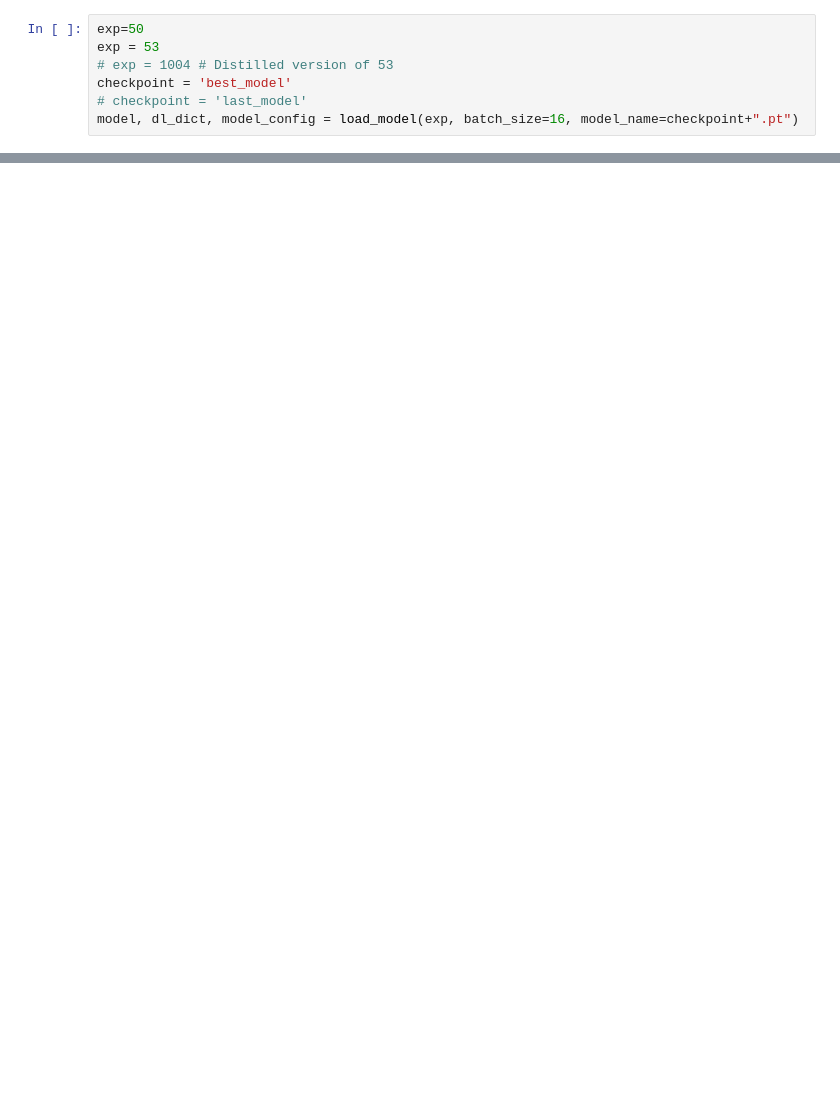
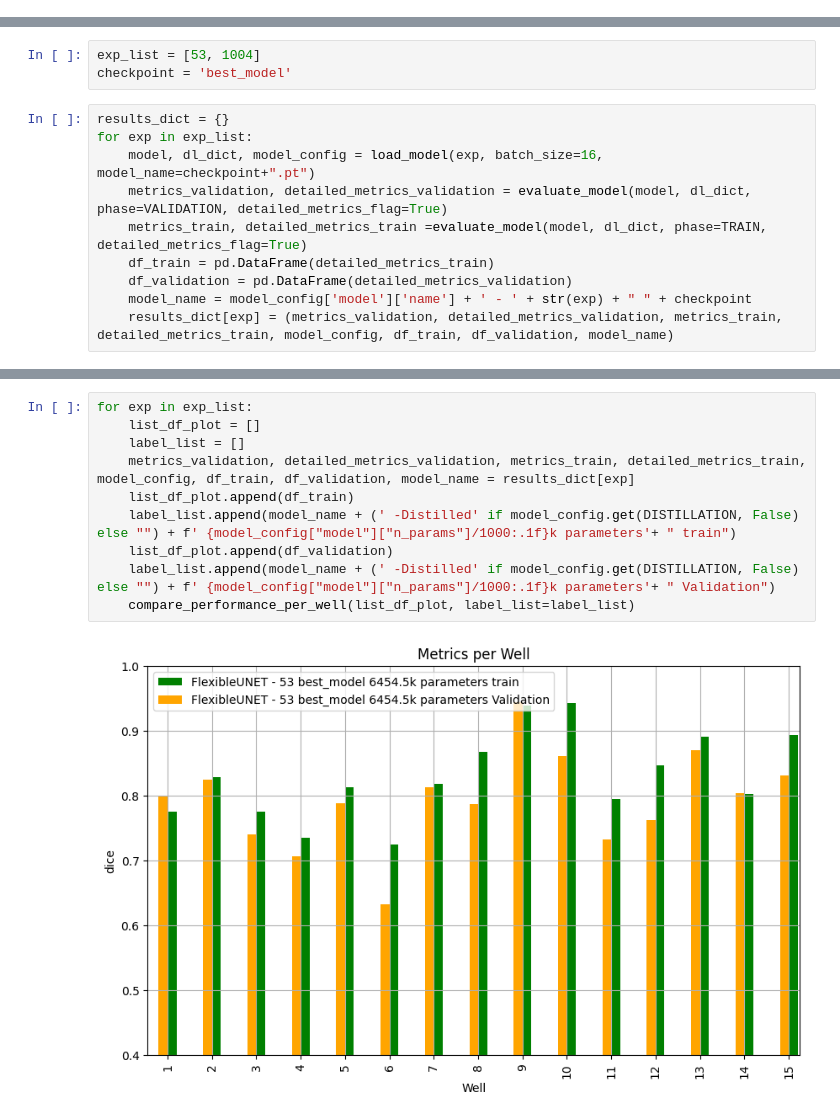
Before and after one commit to balthazarneveu/geosciences, a Jupyter notebook: TP_5/evaluation.ipynb, the cells around one changed output, grey strips where cells are left out. Drawn from its saved outputs; the diff is of its cells as text; blank space fills up the shorter version.

```diff
--- a/TP_5/evaluation.ipynb
+++ b/TP_5/evaluation.ipynb
@@ -20,7 +17,0 @@ from evaluate import evaluate_model, evaluate_test_mode
-# %%
-exp=50
-exp = 53
-# exp = 1004 # Distilled version of 53
-checkpoint = 'best_model'
-# checkpoint = 'last_model'
-model, dl_dict, model_config = load_model(exp, batch_size=16, model_name=checkpoint+".pt")
@@ -85,0 +18,13 @@ def get_global_metrics_str(metrics_dict):
+# %%
+exp_list = [53, 1004]
+checkpoint = 'best_model'
+# %%
+results_dict = {}
+for exp in exp_list:
+    model, dl_dict, model_config = load_model(exp, batch_size=16, model_name=checkpoint+".pt")
+    metrics_validation, detailed_metrics_validation = evaluate_model(model, dl_dict, phase=VALIDATION, detailed_metrics_flag=True)
+    metrics_train, detailed_metrics_train =evaluate_model(model, dl_dict, phase=TRAIN, detailed_metrics_flag=True)
+    df_train = pd.DataFrame(detailed_metrics_train)
+    df_validation = pd.DataFrame(detailed_metrics_validation)
+    model_name = model_config['model']['name'] + ' - ' + str(exp) + " " + checkpoint
+    results_dict[exp] = (metrics_validation, detailed_metrics_validation, metrics_train, detailed_metrics_train, model_config, df_train, df_validation, model_name)
@@ -85,0 +46,12 @@ def get_global_metrics_str(metrics_dict):
+# %%
+for exp in exp_list:
+    list_df_plot = []
+    label_list = []
+    metrics_validation, detailed_metrics_validation, metrics_train, detailed_metrics_train, model_config, df_train, df_validation, model_name = results_dict[exp]
+    list_df_plot.append(df_train)
+    label_list.append(model_name + (' -Distilled' if model_config.get(DISTILLATION, False) else "") + f' {model_config["model"]["n_params"]/1000:.1f}k parameters'+ " train")
+    list_df_plot.append(df_validation)
+    label_list.append(model_name + (' -Distilled' if model_config.get(DISTILLATION, False) else "") + f' {model_config["model"]["n_params"]/1000:.1f}k parameters'+ " Validation")
+    compare_performance_per_well(list_df_plot, label_list=label_list)
+# %% [output]
+[figure, added]
```
Also changed, not shown: parts of 10 cells of this notebook, 11 other files.
